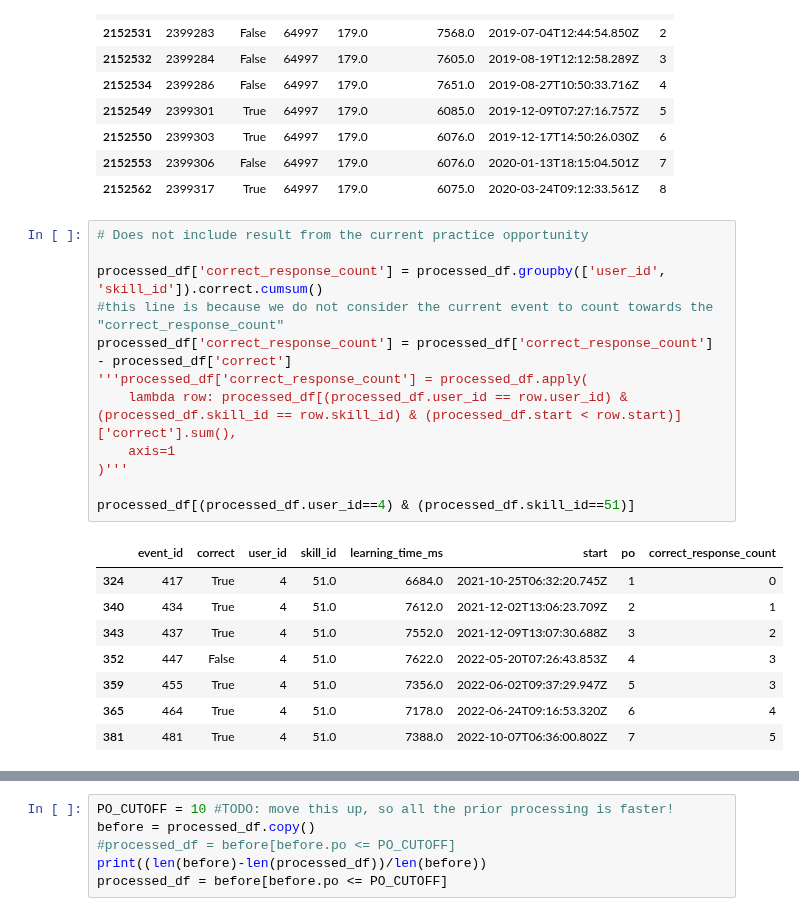
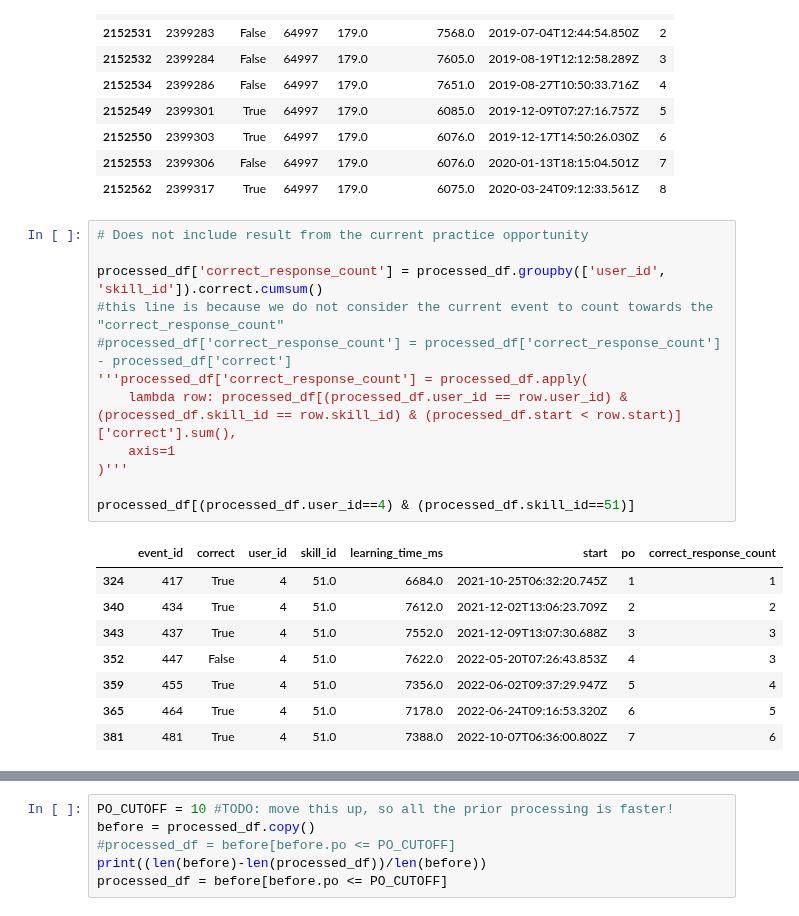
Before and after one commit to odudler/mlbd2023, a Jupyter notebook: m4_calcularis_report.ipynb, the cells around one changed output, grey strips where cells are left out. Saved outputs shown, nothing was run; the diff lists cells and outputs as text.

Commit message:
Updated such that current PO counts towards the features within a row

```diff
--- a/m4_calcularis_report.ipynb
+++ b/m4_calcularis_report.ipynb
@@ -145,24 +145,24 @@ processed_df[(processed_df.user_id==64997) & (processed_df.skill_id==179)]
 # %%
 # Does not include result from the current practice opportunity
 
 processed_df['correct_response_count'] = processed_df.groupby(['user_id', 'skill_id']).correct.cumsum()
 #this line is because we do not consider the current event to count towards the "correct_response_count"
-processed_df['correct_response_count'] = processed_df['correct_response_count'] - processed_df['correct']
+#processed_df['correct_response_count'] = processed_df['correct_response_count'] - processed_df['correct']
 '''processed_df['correct_response_count'] = processed_df.apply(
     lambda row: processed_df[(processed_df.user_id == row.user_id) & (processed_df.skill_id == row.skill_id) & (processed_df.start < row.start)]['correct'].sum(),
     axis=1
 )'''
 
 processed_df[(processed_df.user_id==4) & (processed_df.skill_id==51)]
 # %% [output]
 |  | event_id | correct | user_id | skill_id | learning_time_ms | start | po | correct_response_count |
-| 324 | 417 | True | 4 | 51.0 | 6684.0 | 2021-10-25T06:32:20.745Z | 1 | 0 |
-| 340 | 434 | True | 4 | 51.0 | 7612.0 | 2021-12-02T13:06:23.709Z | 2 | 1 |
-| 343 | 437 | True | 4 | 51.0 | 7552.0 | 2021-12-09T13:07:30.688Z | 3 | 2 |
+| 324 | 417 | True | 4 | 51.0 | 6684.0 | 2021-10-25T06:32:20.745Z | 1 | 1 |
+| 340 | 434 | True | 4 | 51.0 | 7612.0 | 2021-12-02T13:06:23.709Z | 2 | 2 |
+| 343 | 437 | True | 4 | 51.0 | 7552.0 | 2021-12-09T13:07:30.688Z | 3 | 3 |
 | 352 | 447 | False | 4 | 51.0 | 7622.0 | 2022-05-20T07:26:43.853Z | 4 | 3 |
-| 359 | 455 | True | 4 | 51.0 | 7356.0 | 2022-06-02T09:37:29.947Z | 5 | 3 |
-| 365 | 464 | True | 4 | 51.0 | 7178.0 | 2022-06-24T09:16:53.320Z | 6 | 4 |
-| 381 | 481 | True | 4 | 51.0 | 7388.0 | 2022-10-07T06:36:00.802Z | 7 | 5 |
+| 359 | 455 | True | 4 | 51.0 | 7356.0 | 2022-06-02T09:37:29.947Z | 5 | 4 |
+| 365 | 464 | True | 4 | 51.0 | 7178.0 | 2022-06-24T09:16:53.320Z | 6 | 5 |
+| 381 | 481 | True | 4 | 51.0 | 7388.0 | 2022-10-07T06:36:00.802Z | 7 | 6 |
 # %%
 '''
 processed_df['correct_response_percentage'] = processed_df.apply(
```
Also changed, not shown: parts of 2 cells of this notebook.
